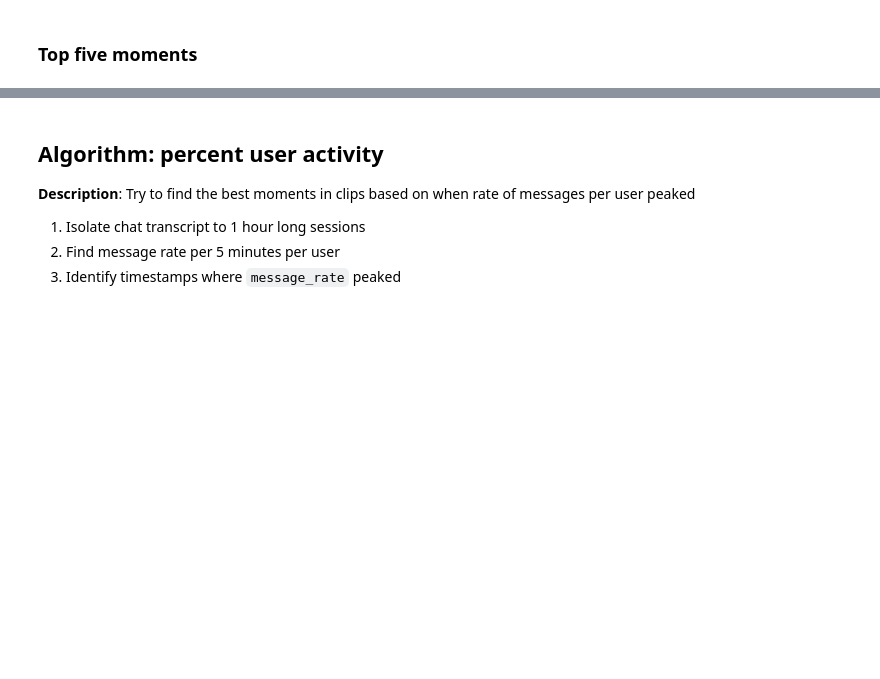
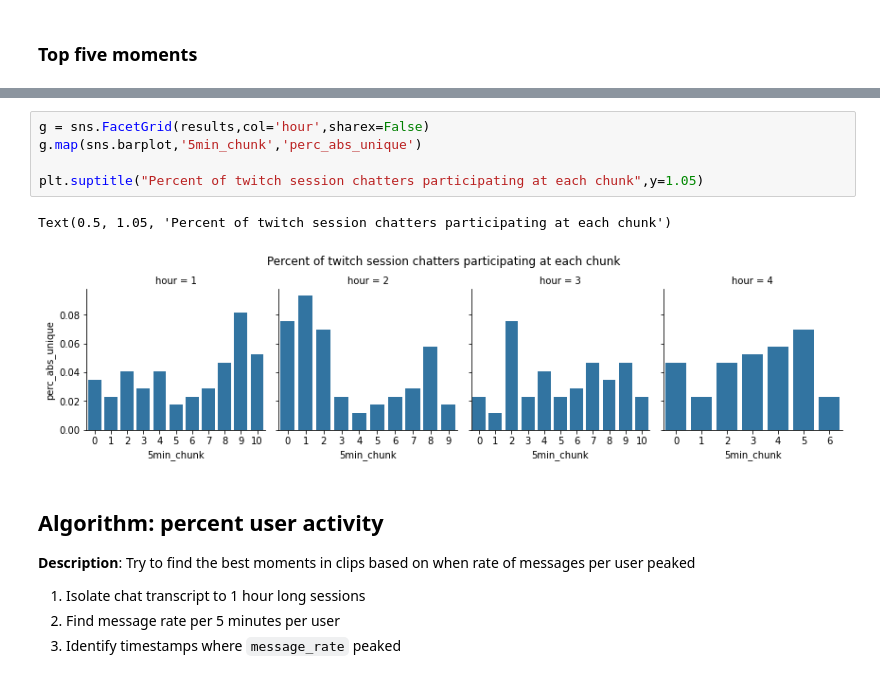
Before and after one commit to pillargg/pillar_algos, a Jupyter notebook: pillar.ipynb, the cells around one changed output, grey strips where cells are left out. Cells and saved outputs as stored; diff of their text form; blank space fills up the shorter version.

```diff
--- a/pillar.ipynb
+++ b/pillar.ipynb
@@ -286,3 +313,11 @@ results.sort_values('perc_unique',ascending=False).head()
+# %%
+g = sns.FacetGrid(results,col='hour',sharex=False)
+g.map(sns.barplot,'5min_chunk','perc_abs_unique')
+
+plt.suptitle("Percent of twitch session chatters participating at each chunk",y=1.05)
+# %% [output]
+Text(0.5, 1.05, 'Percent of twitch session chatters participating at each chunk')
+[figure, added]
 # %% [markdown]
 ## Algorithm: percent user activity
 
```
Also changed, not shown: parts of 7 cells of this notebook.
